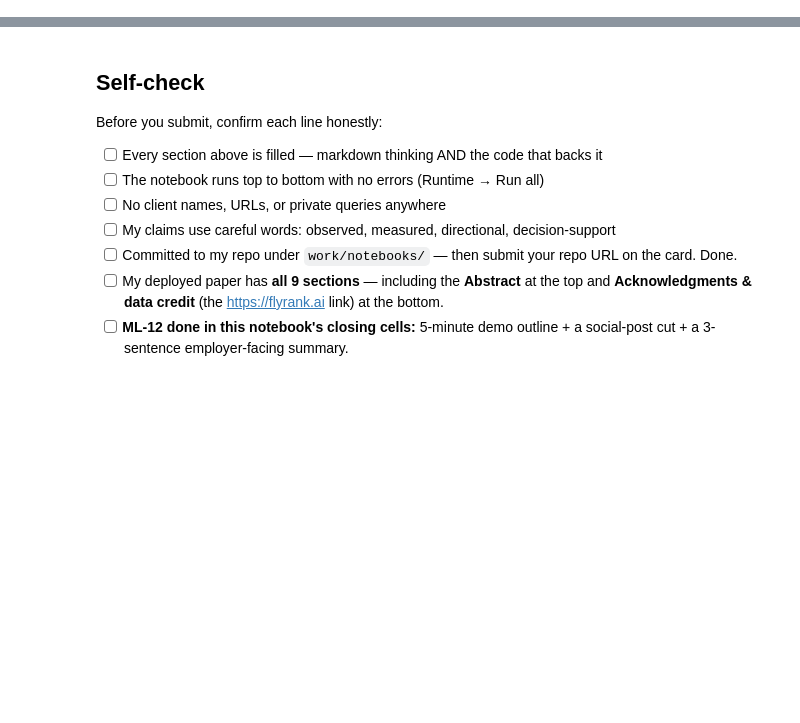
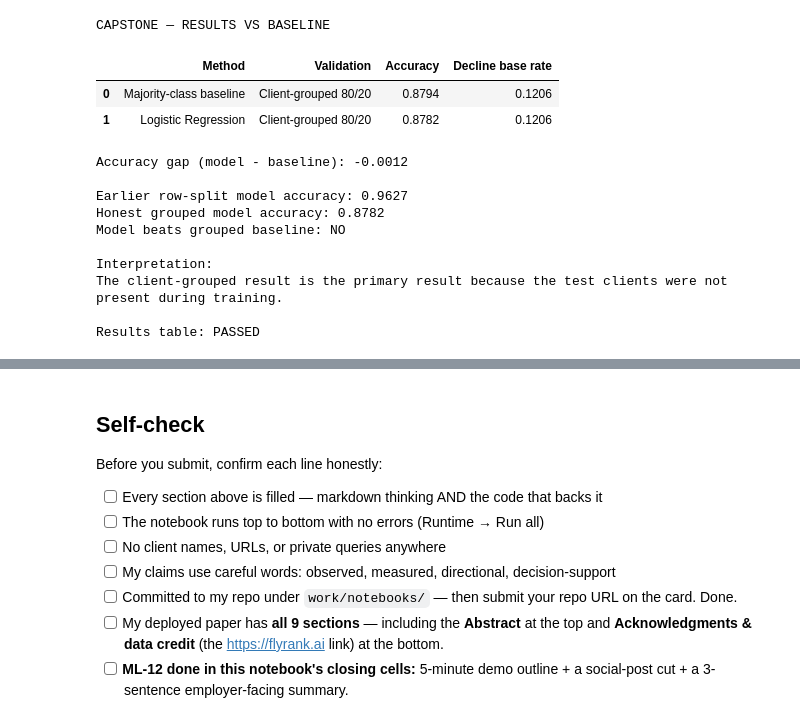
Before and after one commit to CipherSunaina02/Flyrank-ml-internship, a Jupyter notebook: work/notebooks/capstone.ipynb, the cells around one changed output, grey strips where cells are left out. Cells and saved outputs as stored; diff of their text form; code cells hidden in the pictures; blank space fills up the shorter version.

```diff
--- a/work/notebooks/capstone.ipynb
+++ b/work/notebooks/capstone.ipynb
@@ -36,0 +447,60 @@ This skeleton is yours to fill. Work the sections **in order** — each one has
+# %%
+print("CAPSTONE — RESULTS VS BASELINE")
+
+results_table = pd.DataFrame({
+    "Method": [
+        "Majority-class baseline",
+        "Logistic Regression"
+    ],
+    "Validation": [
+        "Client-grouped 80/20",
+        "Client-grouped 80/20"
+    ],
+    "Accuracy": [
+        round(baseline_accuracy, 4),
+        round(model_accuracy, 4)
+    ],
+    "Decline base rate": [
+        round(float(y_test.mean()), 4),
+        round(float(y_test.mean()), 4)
+    ]
+})
+
+display(results_table)
+
+accuracy_gap = model_accuracy - baseline_accuracy
+
+print("\nAccuracy gap (model - baseline):",
+      round(accuracy_gap, 4))
+
+print("\nEarlier row-split model accuracy: 0.9627")
+print("Honest grouped model accuracy:",
+      round(model_accuracy, 4))
+
+if model_accuracy > baseline_accuracy:
+    print("Model beats grouped baseline: YES")
+else:
+    print("Model beats grouped baseline: NO")
+
+print("\nInterpretation:")
+print(
+    "The client-grouped result is the primary result because "
+    "the test clients were not present during training."
+)
+
+print("\nResults table: PASSED")
+# %% [output]
+CAPSTONE — RESULTS VS BASELINE
+|  | Method | Validation | Accuracy | Decline base rate |
+| 0 | Majority-class baseline | Client-grouped 80/20 | 0.8794 | 0.1206 |
+| 1 | Logistic Regression | Client-grouped 80/20 | 0.8782 | 0.1206 |
+Accuracy gap (model - baseline): -0.0012
+
+Earlier row-split model accuracy: 0.9627
+Honest grouped model accuracy: 0.8782
+Model beats grouped baseline: NO
+
+Interpretation:
+The client-grouped result is the primary result because the test clients were not present during training.
+
+Results table: PASSED
```
Also changed, not shown: parts of 23 cells of this notebook.
